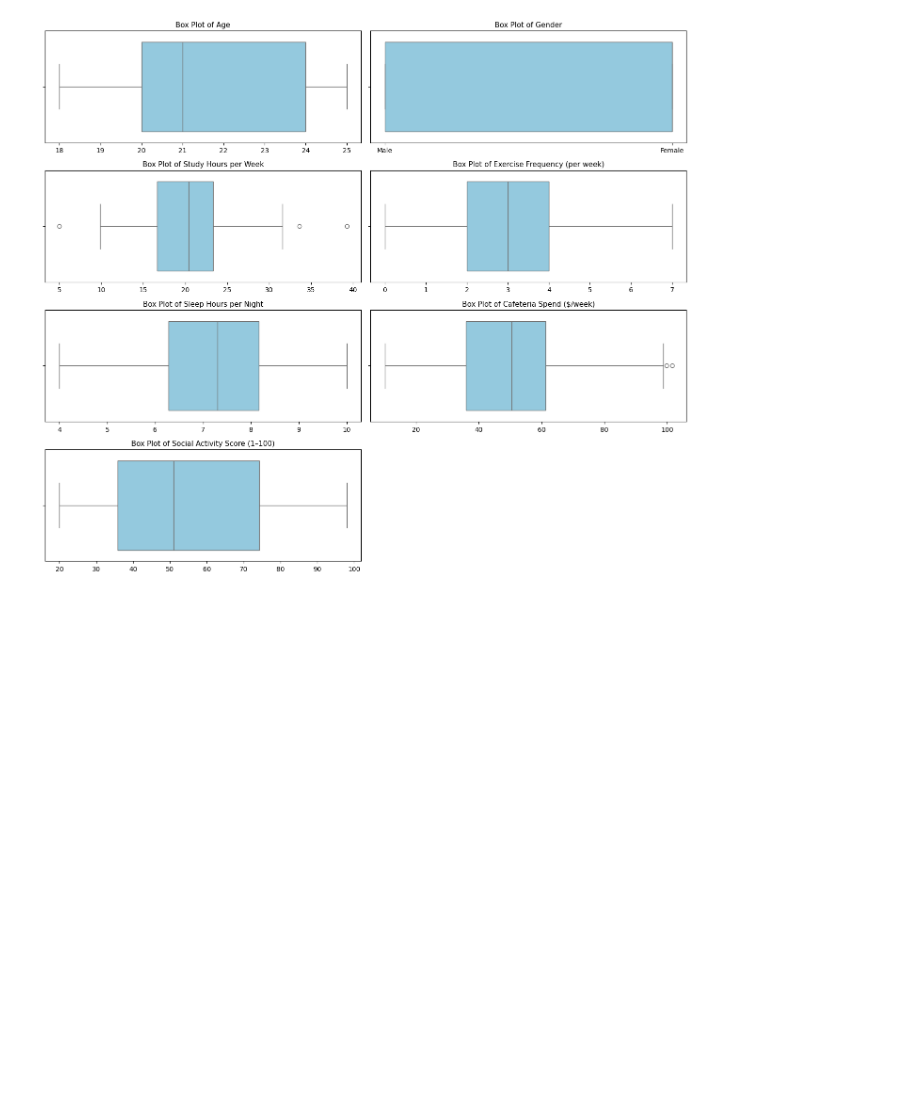
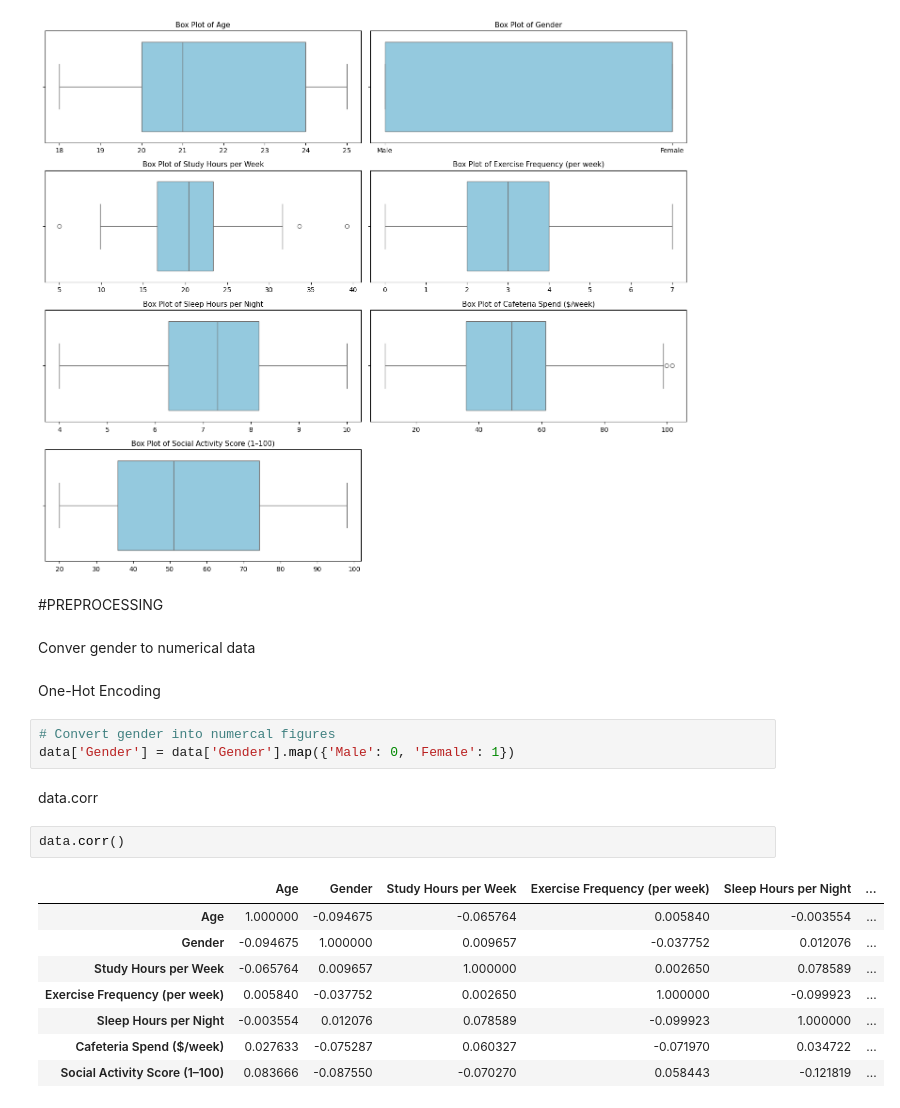
Before and after one commit to Mainabryan/Student-life-segmentation, a Jupyter notebook: Student_life_segmentation.ipynb, the cells around one changed output. Cells and saved outputs as stored; diff of their text form; blank space fills up the shorter version.

```diff
--- a/Student_life_segmentation.ipynb
+++ b/Student_life_segmentation.ipynb
@@ -161,3 +161,25 @@ plt.tight_layout()
 plt.show()
 # %% [output]
 [figure]
+# %% [markdown]
+#PREPROCESSING
+# %% [markdown]
+Conver gender to numerical data
+# %% [markdown]
+One-Hot Encoding
+# %%
+# Convert gender into numercal figures
+data['Gender'] = data['Gender'].map({'Male': 0, 'Female': 1})
+# %% [markdown]
+data.corr
+# %%
+data.corr()
+# %% [output]
+|  | Age | Gender | Study Hours per Week | Exercise Frequency (per week) | Sleep Hours per Night | ... |
+| Age | 1.000000 | -0.094675 | -0.065764 | 0.005840 | -0.003554 | ... |
+| Gender | -0.094675 | 1.000000 | 0.009657 | -0.037752 | 0.012076 | ... |
+| Study Hours per Week | -0.065764 | 0.009657 | 1.000000 | 0.002650 | 0.078589 | ... |
+| Exercise Frequency (per week) | 0.005840 | -0.037752 | 0.002650 | 1.000000 | -0.099923 | ... |
+| Sleep Hours per Night | -0.003554 | 0.012076 | 0.078589 | -0.099923 | 1.000000 | ... |
+| Cafeteria Spend ($/week) | 0.027633 | -0.075287 | 0.060327 | -0.071970 | 0.034722 | ... |
+| Social Activity Score (1–100) | 0.083666 | -0.087550 | -0.070270 | 0.058443 | -0.121819 | ... |
```
